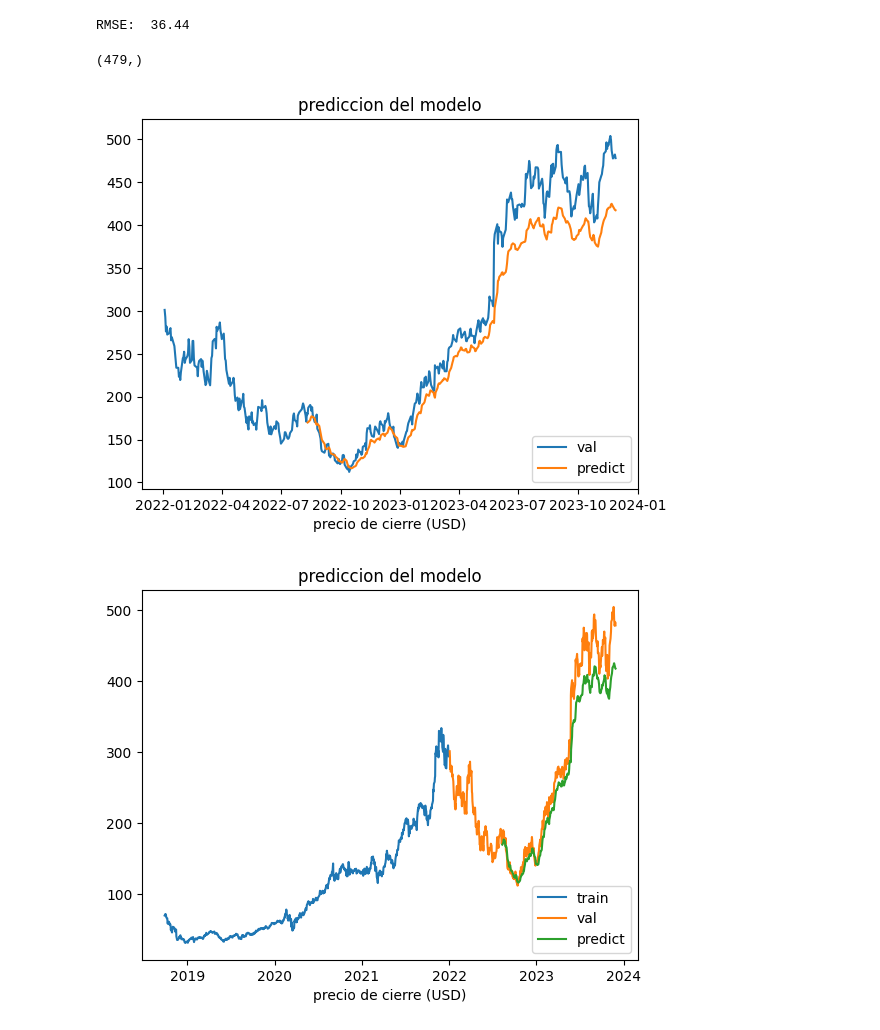
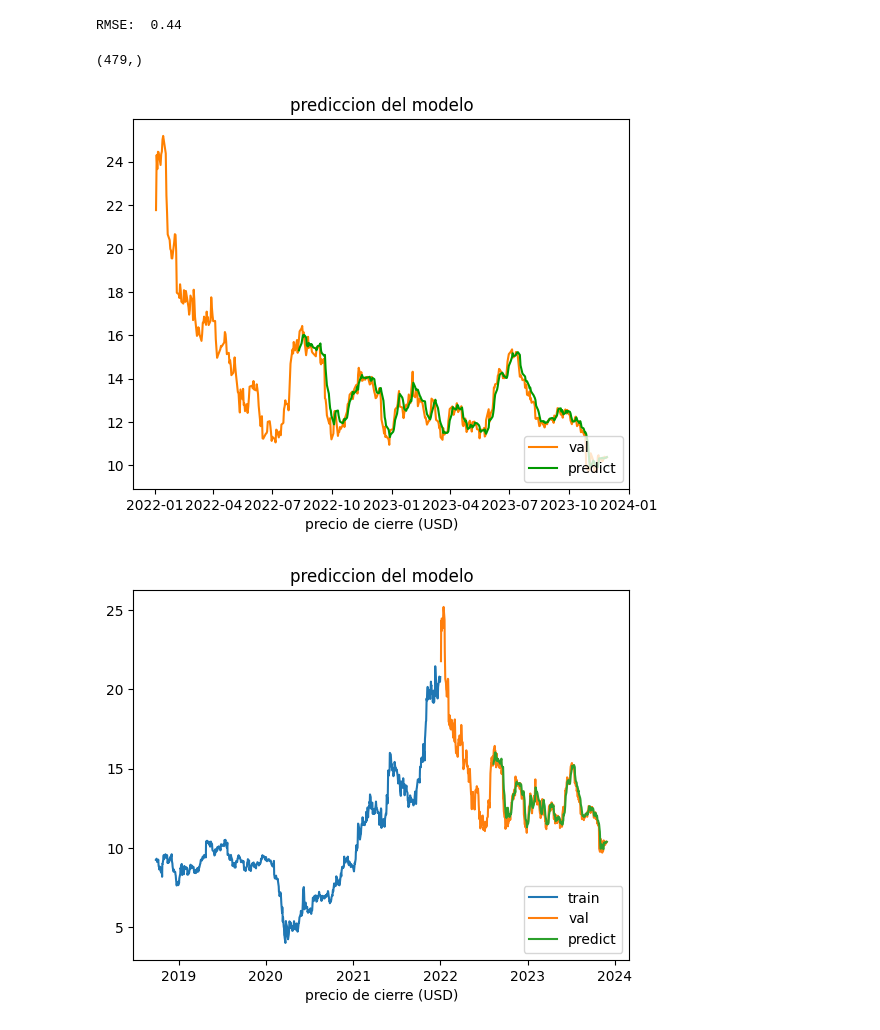
Before and after one commit to NahuelBarriga/IA2023, a Jupyter notebook: Redes Neuronales/TpFinal.ipynb, the cells around one changed output. Drawn from its saved outputs; the diff is of its cells as text; code cells hidden in the pictures.

```diff
--- a/Redes Neuronales/TpFinal.ipynb
+++ b/Redes Neuronales/TpFinal.ipynb
@@ -19,7 +19,7 @@ np.set_printoptions(formatter={'float': lambda x: "{0:0.7f}".format(x)})
 # %%
 #var de testeo
 stride = 50
-simbolo = "NVDA"
+simbolo = "F"
 #conseguir la data
 #dfTrain = web.DataReader('SYP', 'stooq', dt.datetime(2020,1,1), dt.datetime(2023,1,1))
 dfTrain = yf.download(tickers= simbolo, start= dt.datetime(2010,1,1), end= dt.datetime(2022,1,1))
@@ -195,7 +195,7 @@ prediccion = prediccion[:,0]
 rmse = np.sqrt(np.mean((prediccion - y_test)**2))
 print('RMSE: ',"{:.2f}".format(rmse))
 # %% [output]
-RMSE:  36.44
+RMSE:  0.44
 # %%
 #Arma las estructuras para  graficar
 train = dfTrain
@@ -207,32 +207,32 @@ print(prediccion.shape)
 # %%
 
 #testData = np.concatenate((dataNormTrain[-stride:,:],dataNormTest))
 
 valid['Predictions'] = prediccion
 
 
 #plot
 plt.title("prediccion del modelo")
 plt.xlabel("modelo")
 plt.xlabel("precio de cierre (USD)")
 #plt.plot(train['Close'][2000:])
-plt.plot(valid['Close'])
-plt.plot(valid['Predictions'][152:])
+plt.plot(valid['Close'], color = (1.0, 0.5, 0.0))
+plt.plot(valid['Predictions'][152:], color =  (0.0, 0.6, 0.0))
 plt.legend(['val', 'predict'], loc = 'lower right')
 plt.figure()
 
 
 plt.title("prediccion del modelo")
 plt.xlabel("modelo")
 plt.xlabel("precio de cierre (USD)")
 plt.plot(train['Close'][2200:])
 plt.plot(valid['Close'])
 plt.plot(valid['Predictions'][152:])
 plt.legend(['train', 'val', 'predict'], loc = 'lower right')
 plt.show()
 # %% [output]
-[figure, old version]
+[figure, new version]
-[figure, old version]
+[figure, new version]
 # %%
 valid = valid[153:]
 # %%
```
Also changed, not shown: parts of 8 cells of this notebook.
